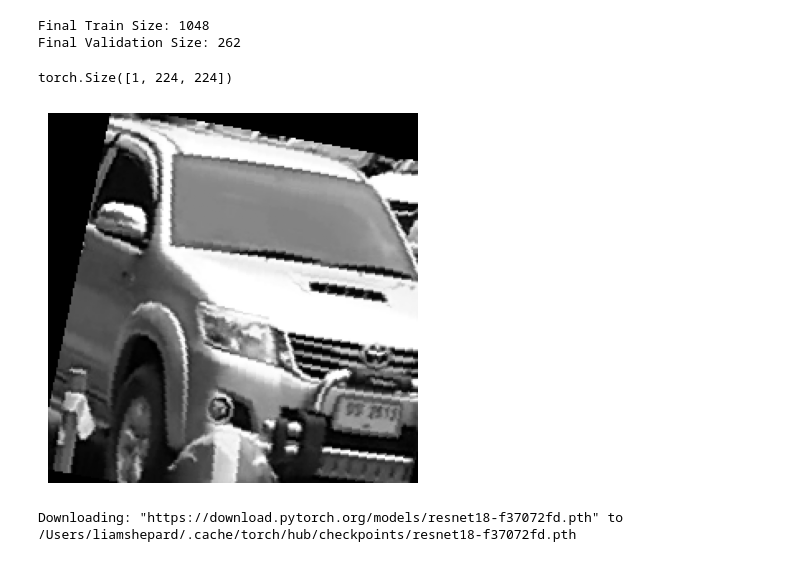
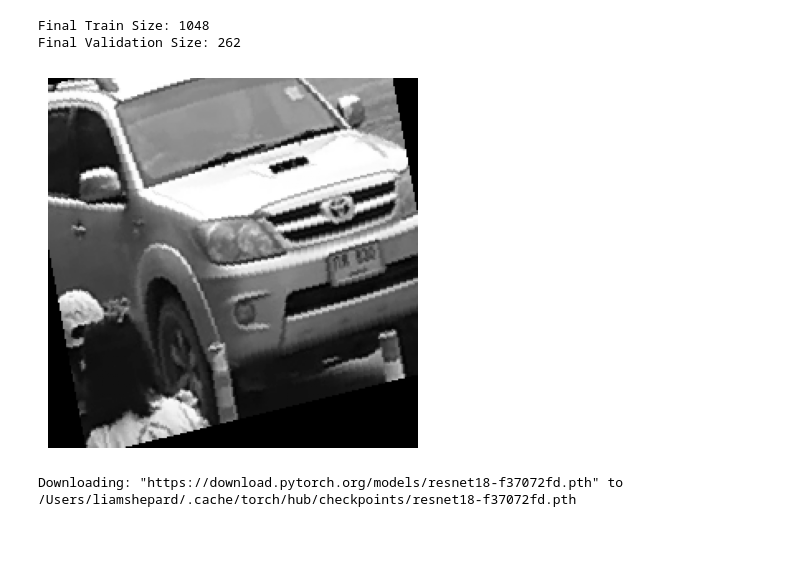
Before and after one commit to lsshepard/IT3212-Computer-Vision, a Jupyter notebook: liam.ipynb, the cells around one changed output. Drawn from its saved outputs; the diff is of its cells as text; code cells hidden in the pictures.

```diff
--- a/liam.ipynb
+++ b/liam.ipynb
@@ -88,15 +95,13 @@ val_loader = DataLoader(val_dataset, batch_size=BATCH_SIZE, shuffle=False)
 # %% [output]
 Final Train Size: 1048
 Final Validation Size: 262
-# %%
-train_dataset[722][0].shape
-# %% [output]
-torch.Size([1, 224, 224])
 # %%
+# DISPLAY RANDOM SAMPLE
+
 # The arbitrary offset/scale is necessary to push the data into a visible range for Matplotlib.
 # This makes the displayed image incorrect, but fulfills the request for a single-line display
-plt.imshow(np.transpose(train_dataset[1022][0].numpy(), (1, 2, 0)), cmap='gray')
+plt.imshow(np.transpose(train_dataset[1023][0].numpy(), (1, 2, 0)), cmap='gray')
 plt.axis('off')
 plt.show()
 # %% [output]
-[figure, old version]
+[figure, new version]
```
Also changed, not shown: parts of 2 cells of this notebook.
